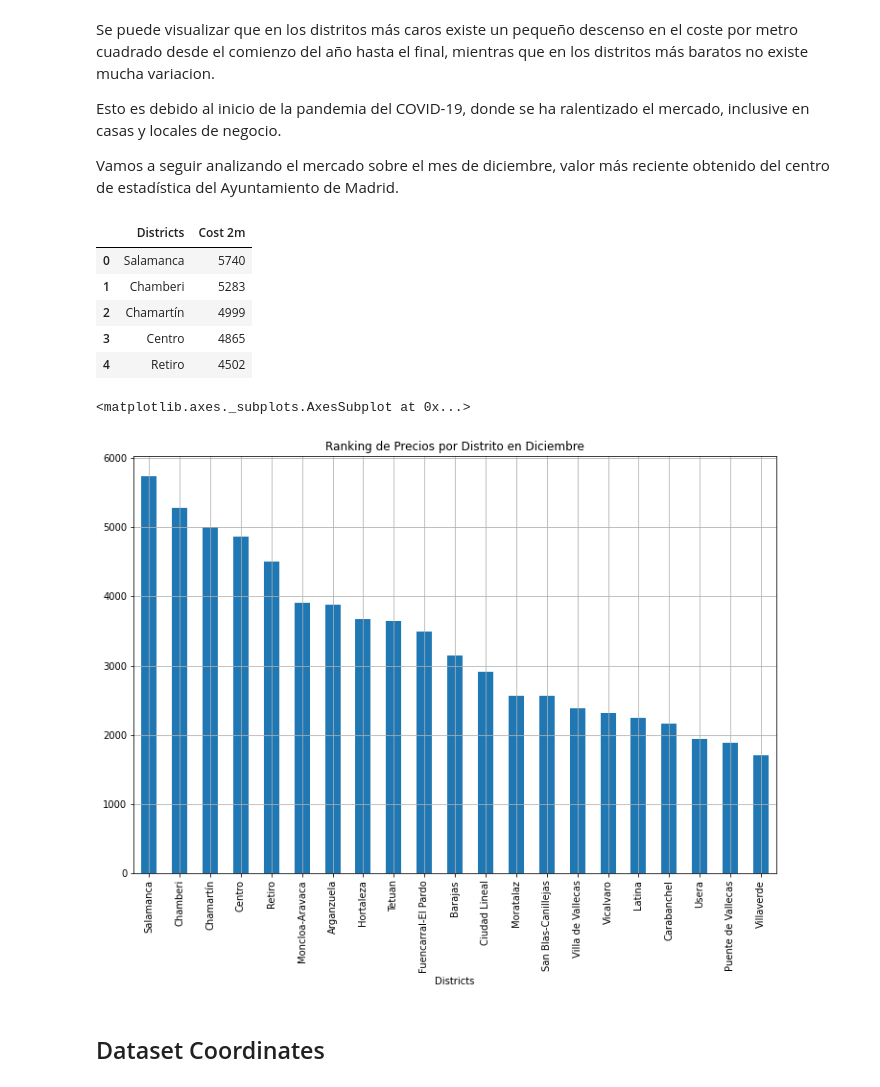
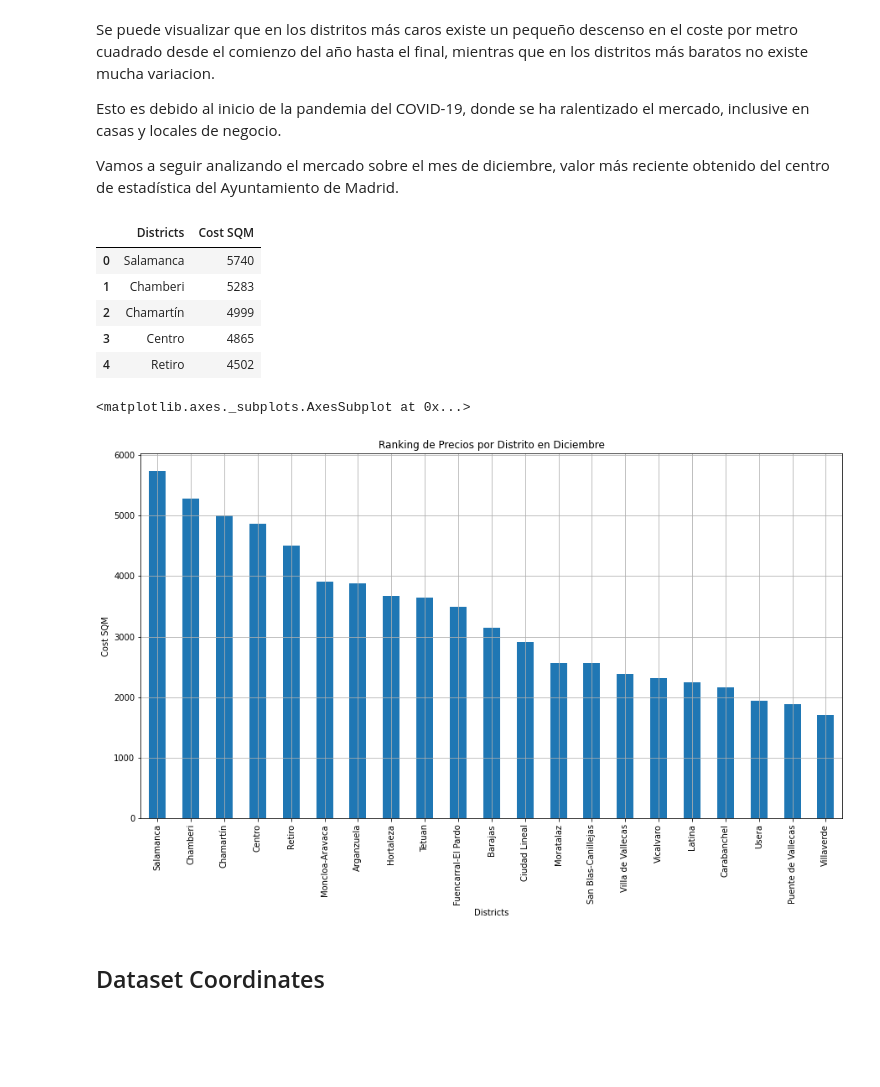
Before and after one commit to Warckor/Coursera_Capstone, a Jupyter notebook: Final_Assignment/House_Sales_Analytics_EN.ipynb, the cells around one changed output. Cells and saved outputs as stored; diff of their text form; code cells hidden in the pictures; blank space fills up the shorter version.

```diff
--- a/Final_Assignment/House_Sales_Analytics_EN.ipynb
+++ b/Final_Assignment/House_Sales_Analytics_EN.ipynb
@@ -101,21 +101,22 @@ Esto es debido al inicio de la pandemia del COVID-19, donde se ha ralentizado el
 Vamos a seguir analizando el mercado sobre el mes de diciembre, valor más reciente obtenido del centro de estadística del Ayuntamiento de Madrid.
 # %%
 df_last = df_rent[["Districts", "Diciembre"]].copy()
-df_last.rename(columns={"Diciembre":"Cost 2m"}, inplace=True)
-df_last.sort_values("Cost 2m", ascending=False, inplace=True, ignore_index=True)
+df_last.rename(columns={"Diciembre":"Cost SQM"}, inplace=True)
+df_last.sort_values("Cost SQM", ascending=False, inplace=True, ignore_index=True)
 df_last.head()
 # %% [output]
-|  | Districts | Cost 2m |
+|  | Districts | Cost SQM |
 | 0 | Salamanca | 5740 |
 | 1 | Chamberi | 5283 |
 | 2 | Chamartín | 4999 |
 | 3 | Centro | 4865 |
 | 4 | Retiro | 4502 |
 # %%
-df_last.plot(kind="bar", x="Districts", y="Cost 2m", legend=False, title="Ranking de Precios por Distrito en Diciembre", grid=True, figsize=(12,8))
+df_last.plot(kind="bar", x="Districts", y="Cost SQM", legend=False, title="Ranking de Precios por Distrito en Diciembre",
+             xlabel="Districts", ylabel="Cost SQM", grid=True, figsize=(15,8))
 # %% [output]
 <matplotlib.axes._subplots.AxesSubplot at 0x...>
-[figure, old version]
+[figure, new version]
 # %% [markdown]
 ## Dataset Coordinates
 # %%
```
Also changed, not shown: parts of 19 cells of this notebook.
